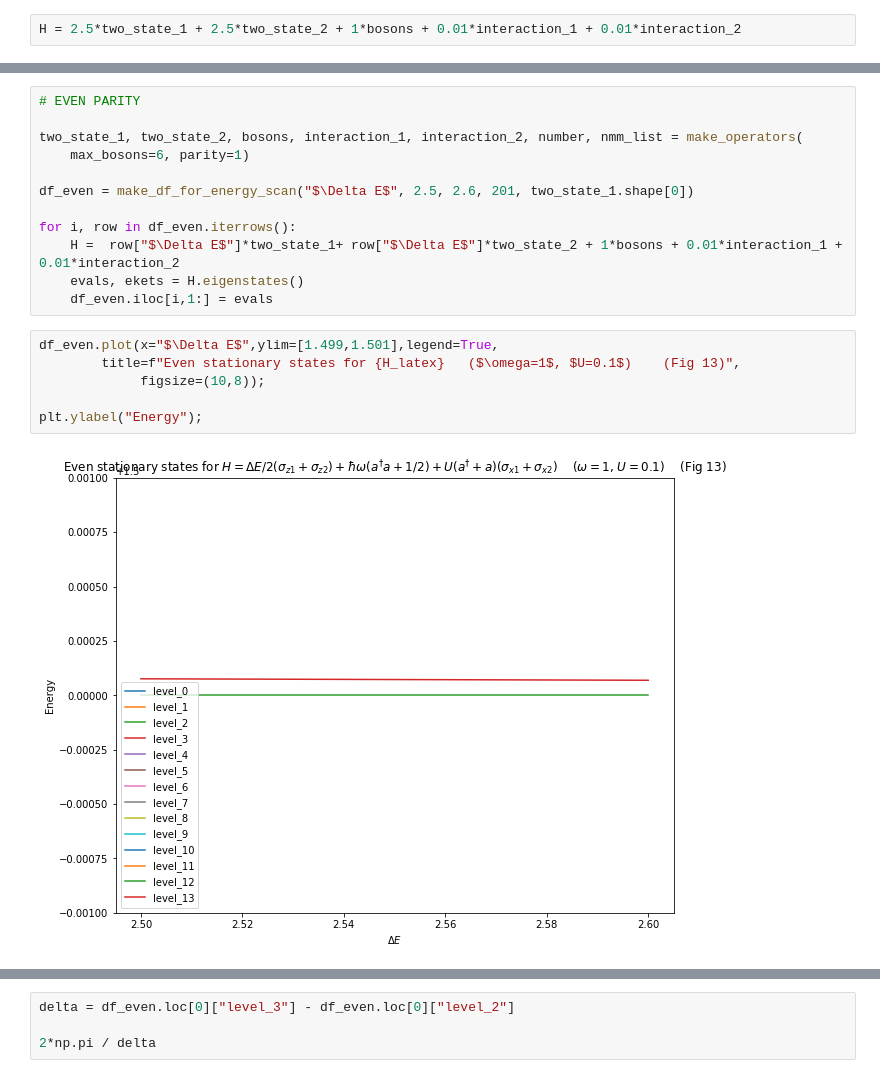
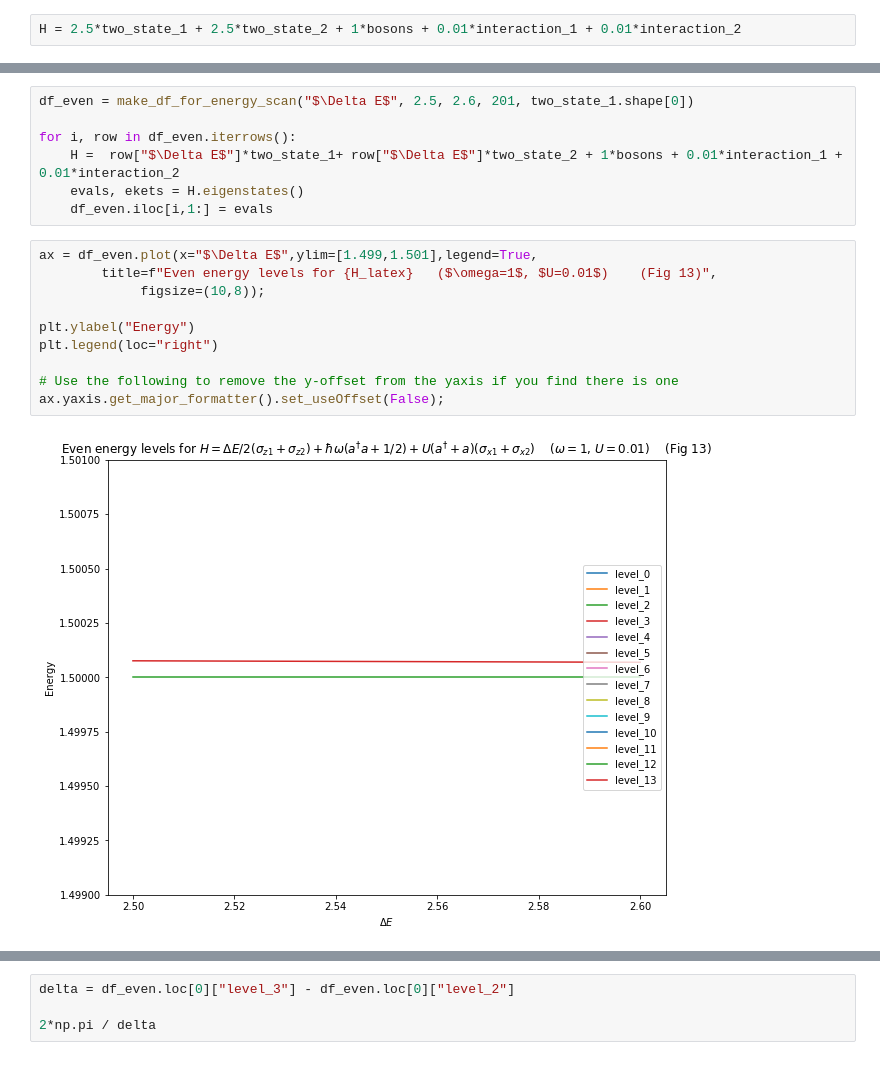
Before and after one commit to project-ida/two-state-quantum-systems, a Jupyter notebook: 05-excitation-transfer.ipynb, the cells around one changed output, grey strips where cells are left out. Saved outputs shown, nothing was run; the diff lists cells and outputs as text.

```diff
--- a/05-excitation-transfer.ipynb
+++ b/05-excitation-transfer.ipynb
@@ -681,9 +699,4 @@ In the context of our energy level diagrams, what we have the following:
 # %%
-# EVEN PARITY
-
-two_state_1, two_state_2, bosons, interaction_1, interaction_2, number, nmm_list = make_operators(
-    max_bosons=6, parity=1)
-
 df_even = make_df_for_energy_scan("$\Delta E$", 2.5, 2.6, 201, two_state_1.shape[0])
 
 for i, row in df_even.iterrows():
@@ -691,10 +704,14 @@ for i, row in df_even.iterrows():
     evals, ekets = H.eigenstates()
     df_even.iloc[i,1:] = evals
 # %%
-df_even.plot(x="$\Delta E$",ylim=[1.499,1.501],legend=True,
-        title=f"Even stationary states for {H_latex}   ($\omega=1$, $U=0.1$)    (Fig 13)",
+ax = df_even.plot(x="$\Delta E$",ylim=[1.499,1.501],legend=True,
+        title=f"Even energy levels for {H_latex}   ($\omega=1$, $U=0.01$)    (Fig 13)",
              figsize=(10,8));
 
-plt.ylabel("Energy");
+plt.ylabel("Energy")
+plt.legend(loc="right")
+
+# Use the following to remove the y-offset from the yaxis if you find there is one
+ax.yaxis.get_major_formatter().set_useOffset(False);
 # %% [output]
-[figure, old version]
+[figure, new version]
```
Also changed, not shown: parts of 23 cells of this notebook, 1 other file.
